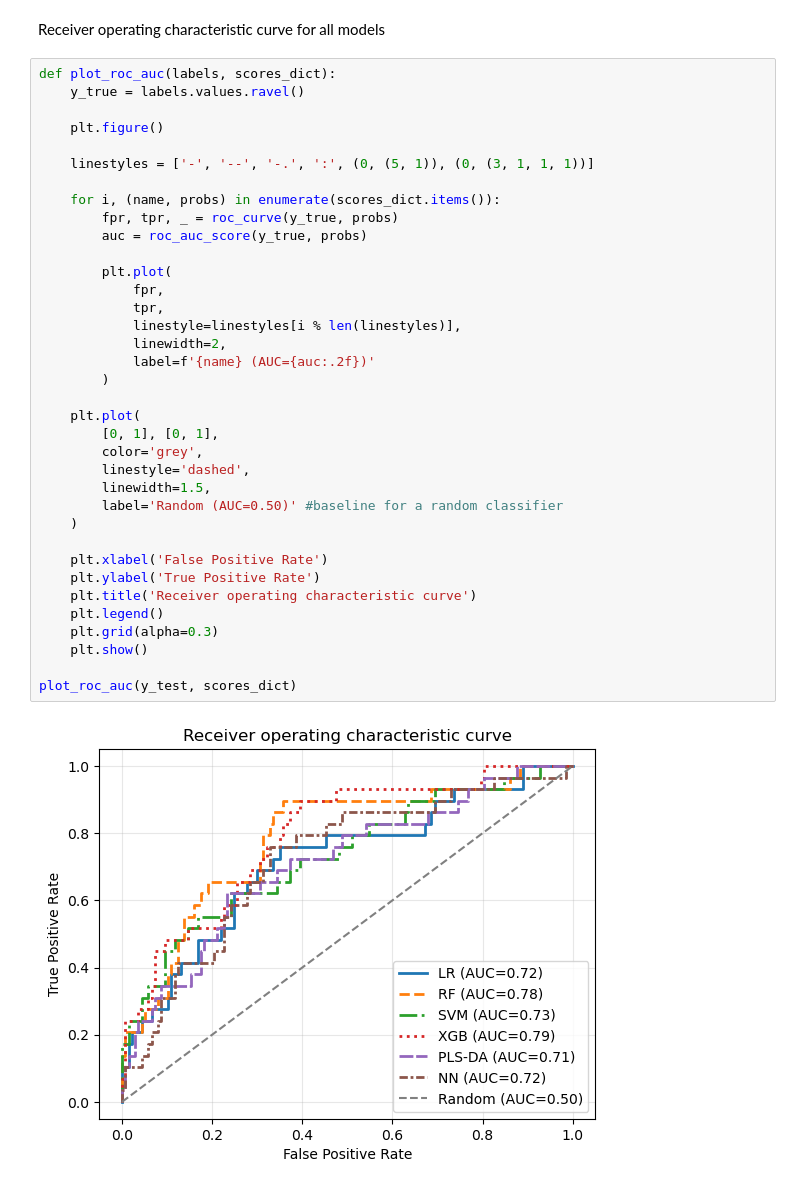
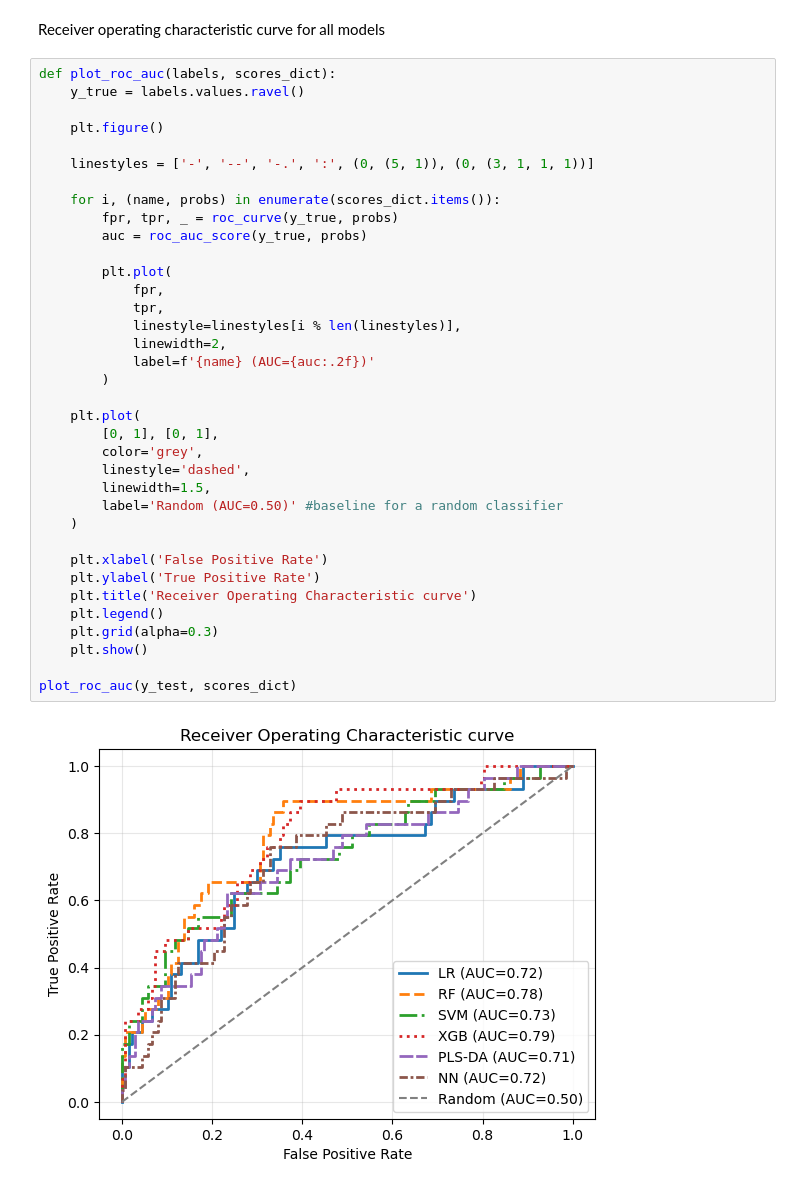
Before and after one commit to ereindersss/TM10011-Machine-learning-assignment-ECG-, a Jupyter notebook: assignment_clean.ipynb, the cells around one changed output. Cells and saved outputs as stored; diff of their text form.

```diff
--- a/assignment_clean.ipynb
+++ b/assignment_clean.ipynb
@@ -687,32 +687,32 @@ def plot_roc_auc(labels, scores_dict):
     linestyles = ['-', '--', '-.', ':', (0, (5, 1)), (0, (3, 1, 1, 1))]
 
     for i, (name, probs) in enumerate(scores_dict.items()):
         fpr, tpr, _ = roc_curve(y_true, probs)
         auc = roc_auc_score(y_true, probs)
 
         plt.plot(
             fpr,
             tpr,
             linestyle=linestyles[i % len(linestyles)],
             linewidth=2,
             label=f'{name} (AUC={auc:.2f})'
         )
 
     plt.plot(
         [0, 1], [0, 1],
         color='grey',
         linestyle='dashed',
         linewidth=1.5,
         label='Random (AUC=0.50)' #baseline for a random classifier
     )
 
     plt.xlabel('False Positive Rate')
     plt.ylabel('True Positive Rate')
-    plt.title('Receiver operating characteristic curve')
+    plt.title('Receiver Operating Characteristic curve')
     plt.legend()
     plt.grid(alpha=0.3)
     plt.show()
 
 plot_roc_auc(y_test, scores_dict)
 # %% [output]
-[figure, old version]
+[figure, new version]
```
